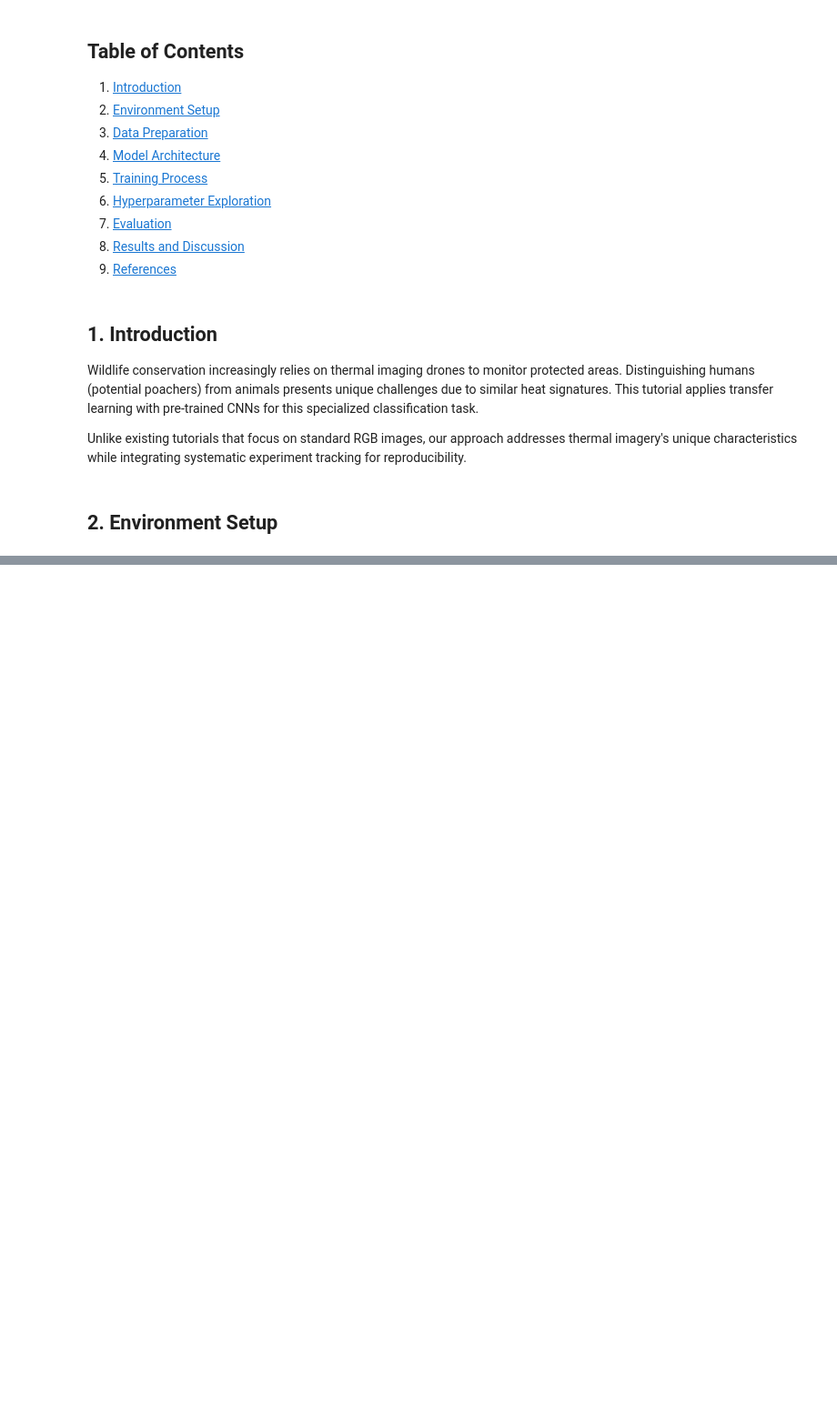
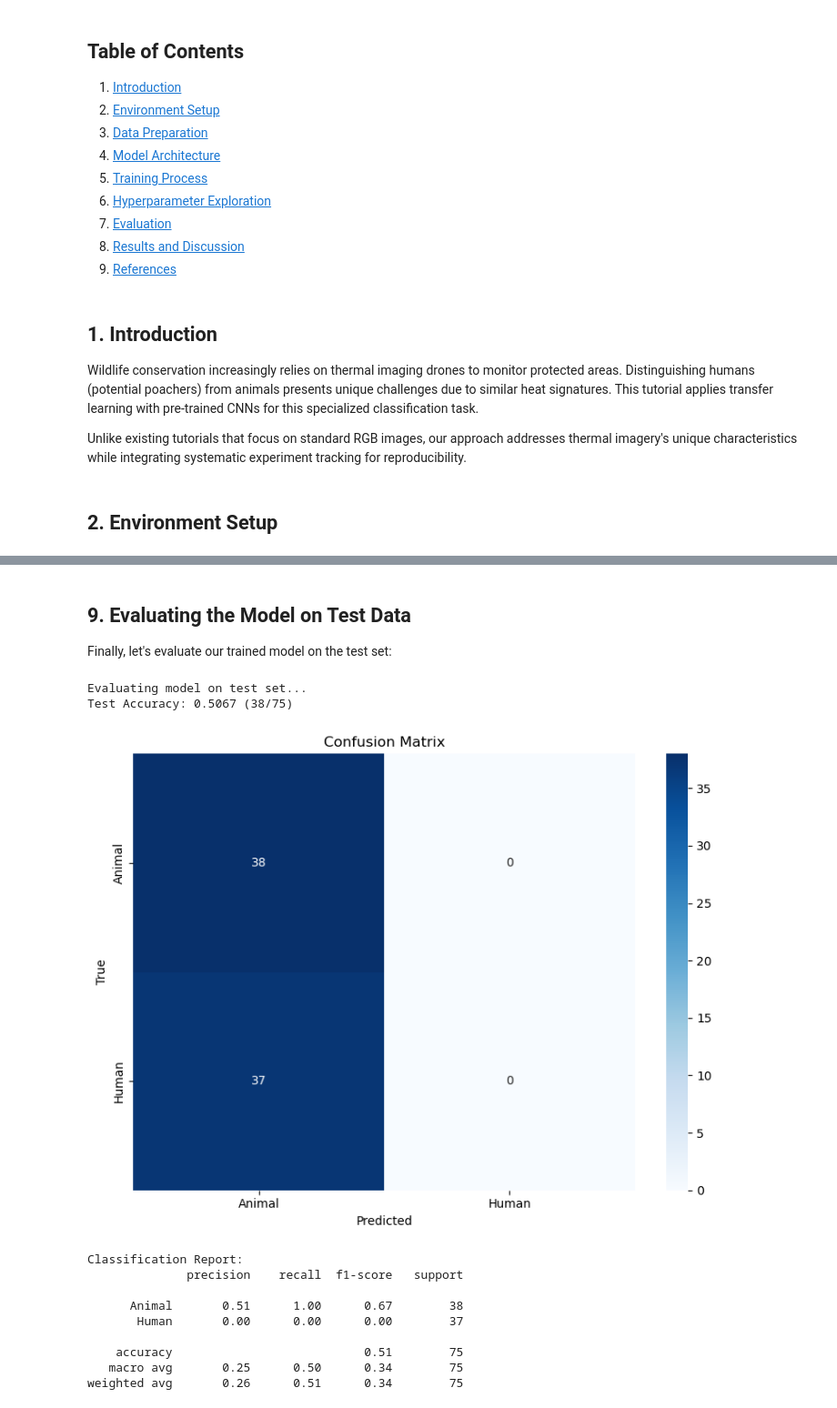
Before and after one commit to Seb7421/Thermal-Signature-Classification, a Jupyter notebook: CNN_clasification.ipynb, the cells around one changed output, grey strips where cells are left out. Shown: that part at 91% size. Cells and saved outputs as stored; diff of their text form; code cells hidden in the pictures; blank space fills up the shorter version.

```diff
--- a/CNN_clasification.ipynb
+++ b/CNN_clasification.ipynb
@@ -713,0 +558,66 @@ results, histories, best_model = main_workflow()
+# %% [markdown]
+## 9. Evaluating the Model on Test Data
+
+Finally, let's evaluate our trained model on the test set:
+# %%
+def evaluate_model(model, test_loader):
+    """Evaluate model on test set and show confusion matrix"""
+    print("\nEvaluating model on test set...")
+
+    model.eval()
+    all_preds = []
+    all_labels = []
+    correct = 0
+    total = 0
+
+    with torch.no_grad():
+        for inputs, labels in test_loader:
+            inputs, labels = inputs.to(device), labels.to(device)
+
+            outputs = model(inputs)
+            _, predicted = torch.max(outputs, 1)
+
+            total += labels.size(0)
+            correct += (predicted == labels).sum().item()
+
+            all_preds.extend(predicted.cpu().numpy())
+            all_labels.extend(labels.cpu().numpy())
+
+    # Calculate accuracy
+    accuracy = correct / total
+    print(f"Test Accuracy: {accuracy:.4f} ({correct}/{total})")
+
+    # Confusion matrix
+    cm = confusion_matrix(all_labels, all_preds)
+    plt.figure(figsize=(8, 6))
+    sns.heatmap(cm, annot=True, fmt='d', cmap='Blues',
+                xticklabels=["Animal", "Human"], yticklabels=["Animal", "Human"])
+    plt.xlabel('Predicted')
+    plt.ylabel('True')
+    plt.title('Confusion Matrix')
+    plt.tight_layout()
+    plt.savefig("confusion_matrix.png")
+    plt.show()
+
+    # Classification report
+    cr = classification_report(all_labels, all_preds, target_names=["Animal", "Human"])
+    print("\nClassification Report:")
+    print(cr)
+
+    return accuracy, cm
+
+# Evaluate final model
+test_accuracy, confusion_mat = evaluate_model(final_model, test_loader)
+# %% [output]
+Evaluating model on test set...
+Test Accuracy: 0.5067 (38/75)
+[figure, added]
+Classification Report:
+              precision    recall  f1-score   support
+
+      Animal       0.51      1.00      0.67        38
+       Human       0.00      0.00      0.00        37
+
+    accuracy                           0.51        75
+   macro avg       0.25      0.50      0.34        75
+weighted avg       0.26      0.51      0.34        75
```
Also changed, not shown: parts of 46 cells of this notebook.
